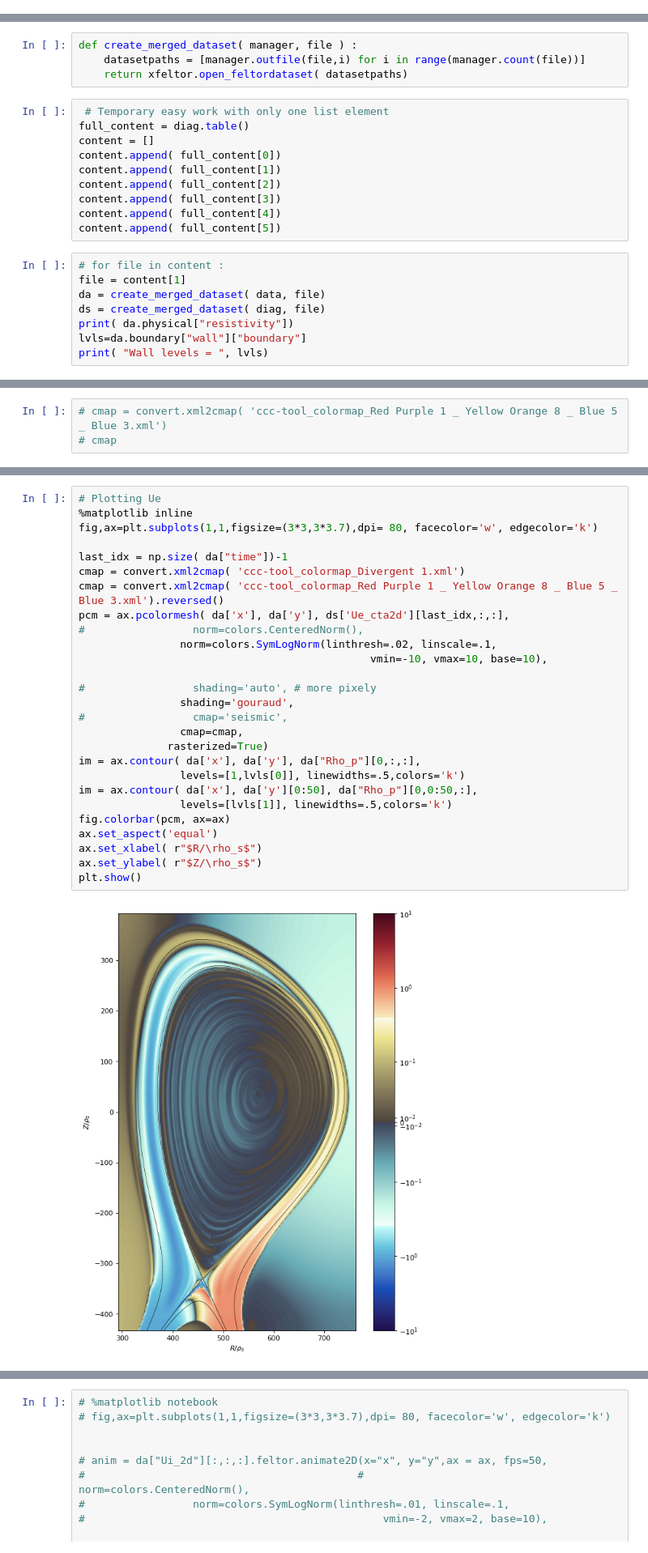
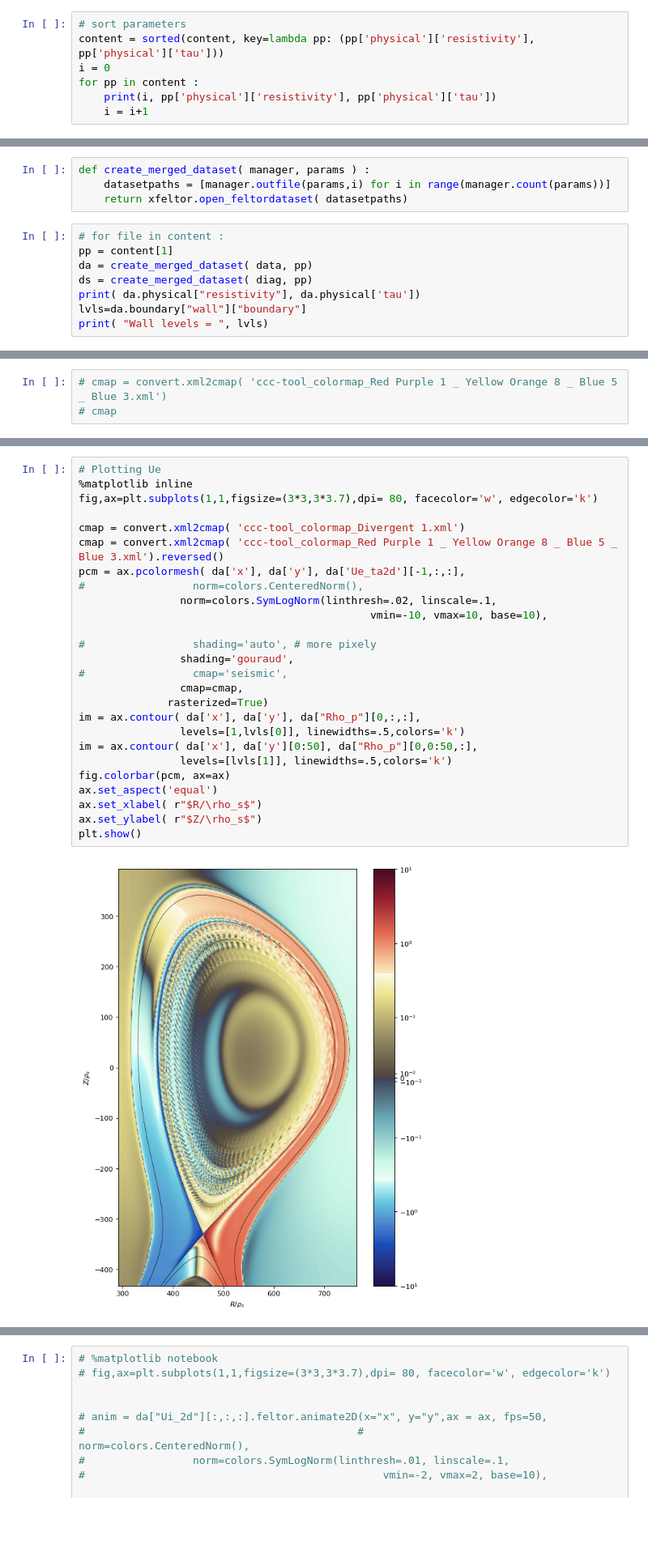
Before and after one commit to mwiesenberger/data-analysis-3d, a Jupyter notebook: Videos2d.ipynb, the cells around one changed output, grey strips where cells are left out. Shown at 81% size. Cells and saved outputs as stored; diff of their text form; blank space fills up the shorter version.

```diff
--- a/Videos2d.ipynb
+++ b/Videos2d.ipynb
@@ -45,0 +47,7 @@ The database contains 12 simulations
+# %%
+# sort parameters
+content = sorted(content, key=lambda pp: (pp['physical']['resistivity'], pp['physical']['tau']))
+i = 0
+for pp in content :
+    print(i, pp['physical']['resistivity'], pp['physical']['tau'])
+    i = i+1
@@ -46,23 +67,13 @@ The database contains 12 simulations
 # %%
-def create_merged_dataset( manager, file ) :
-    datasetpaths = [manager.outfile(file,i) for i in range(manager.count(file))]
+def create_merged_dataset( manager, params ) :
+    datasetpaths = [manager.outfile(params,i) for i in range(manager.count(params))]
     return xfeltor.open_feltordataset( datasetpaths)
-# %%
- # Temporary easy work with only one list element
-full_content = diag.table()
-content = []
-content.append( full_content[0])
-content.append( full_content[1])
-content.append( full_content[2])
-content.append( full_content[3])
-content.append( full_content[4])
-content.append( full_content[5])
 # %%
 # for file in content :
-file = content[1]
-da = create_merged_dataset( data, file)
-ds = create_merged_dataset( diag, file)
-print( da.physical["resistivity"])
+pp = content[1]
+da = create_merged_dataset( data, pp)
+ds = create_merged_dataset( diag, pp)
+print( da.physical["resistivity"], da.physical['tau'])
 lvls=da.boundary["wall"]["boundary"]
 print( "Wall levels = ", lvls)
 # %% [output]
@@ -350,32 +359,31 @@ plt.show()
 # %%
 # Plotting Ue
 %matplotlib inline
 fig,ax=plt.subplots(1,1,figsize=(3*3,3*3.7),dpi= 80, facecolor='w', edgecolor='k')
 
-last_idx = np.size( da["time"])-1
 cmap = convert.xml2cmap( 'ccc-tool_colormap_Divergent 1.xml')
 cmap = convert.xml2cmap( 'ccc-tool_colormap_Red Purple 1 _ Yellow Orange 8 _ Blue 5 _ Blue 3.xml').reversed()
-pcm = ax.pcolormesh( da['x'], da['y'], ds['Ue_cta2d'][last_idx,:,:],
+pcm = ax.pcolormesh( da['x'], da['y'], da['Ue_ta2d'][-1,:,:],
 #                 norm=colors.CenteredNorm(),
                 norm=colors.SymLogNorm(linthresh=.02, linscale=.1,
                                               vmin=-10, vmax=10, base=10),
 
 #                 shading='auto', # more pixely
                 shading='gouraud',
 #                 cmap='seismic',
                 cmap=cmap,
               rasterized=True)
 im = ax.contour( da['x'], da['y'], da["Rho_p"][0,:,:],
                 levels=[1,lvls[0]], linewidths=.5,colors='k')
 im = ax.contour( da['x'], da['y'][0:50], da["Rho_p"][0,0:50,:],
                 levels=[lvls[1]], linewidths=.5,colors='k')
 fig.colorbar(pcm, ax=ax)
 ax.set_aspect('equal')
 ax.set_xlabel( r"$R/\rho_s$")
 ax.set_ylabel( r"$Z/\rho_s$")
 plt.show()
 # %% [output]
-[figure, old version]
+[figure, new version]
 # %%
 # Plotting NiUi
 %matplotlib inline
```
Also changed, not shown: parts of 15 cells of this notebook.
